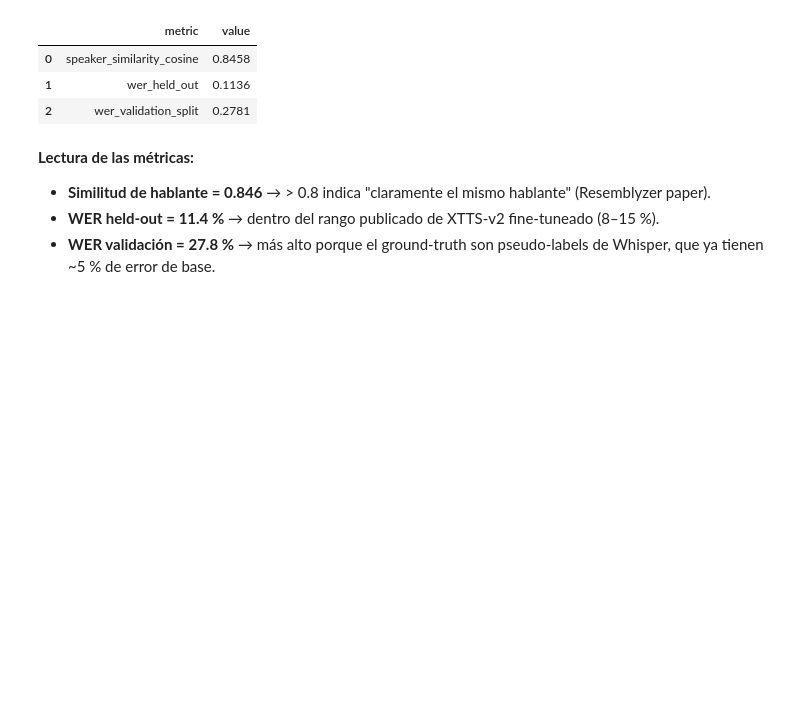
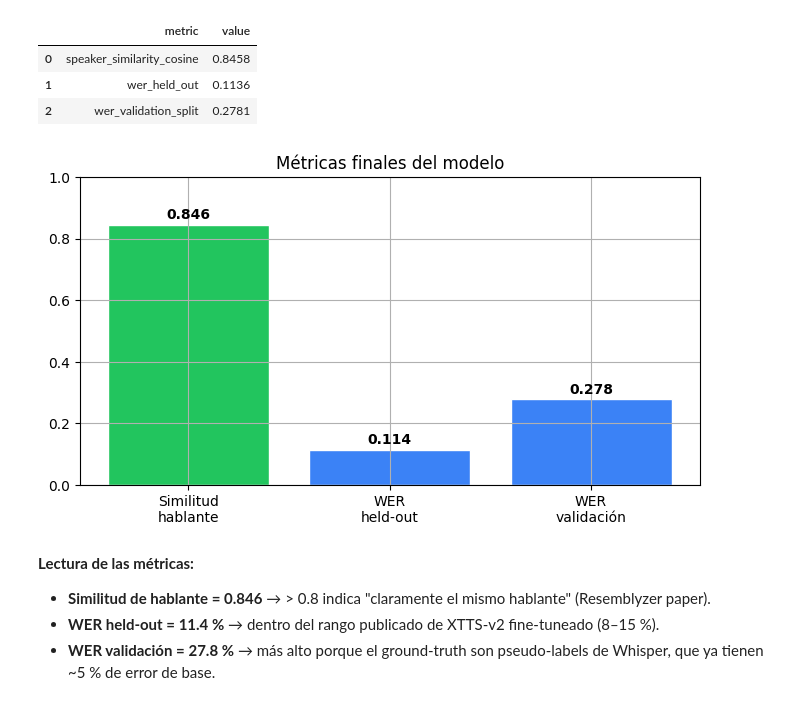
Before and after one commit to mazerman03/AIVoiceMaker, a Jupyter notebook: notebooks/demo.ipynb, the cells around one changed output. Cells and saved outputs as stored; diff of their text form; code cells hidden in the pictures; blank space fills up the shorter version.

```diff
--- a/notebooks/demo.ipynb
+++ b/notebooks/demo.ipynb
@@ -226,19 +227,21 @@ else:
 # %%
 # Visualización
 fig, ax = plt.subplots(figsize=(8, 4))
 labels = ["Similitud\nhablante", "WER\nheld-out", "WER\nvalidación"]
 values = [
     float(metrics.loc[metrics.metric == "speaker_similarity_cosine", "value"].iloc[0]),
     float(metrics.loc[metrics.metric == "wer_held_out", "value"].iloc[0]),
     float(metrics.loc[metrics.metric == "wer_validation_split", "value"].iloc[0]),
 ]
 colors = ["#22c55e", "#3b82f6", "#3b82f6"]
 bars = ax.bar(labels, values, color=colors, edgecolor="white")
 ax.set_ylim(0, 1)
 ax.set_title("Métricas finales del modelo")
 for bar, v in zip(bars, values):
     ax.text(bar.get_x() + bar.get_width()/2, v + 0.02, f"{v:.3f}", ha="center", fontweight="bold")
-plt.show()
+display(fig); plt.close(fig)
+# %% [output]
+[figure, added]
 # %% [markdown]
 **Lectura de las métricas:**
 - **Similitud de hablante = 0.846** → > 0.8 indica "claramente el mismo hablante" (Resemblyzer paper).
```
Also changed, not shown: parts of 5 cells of this notebook.
